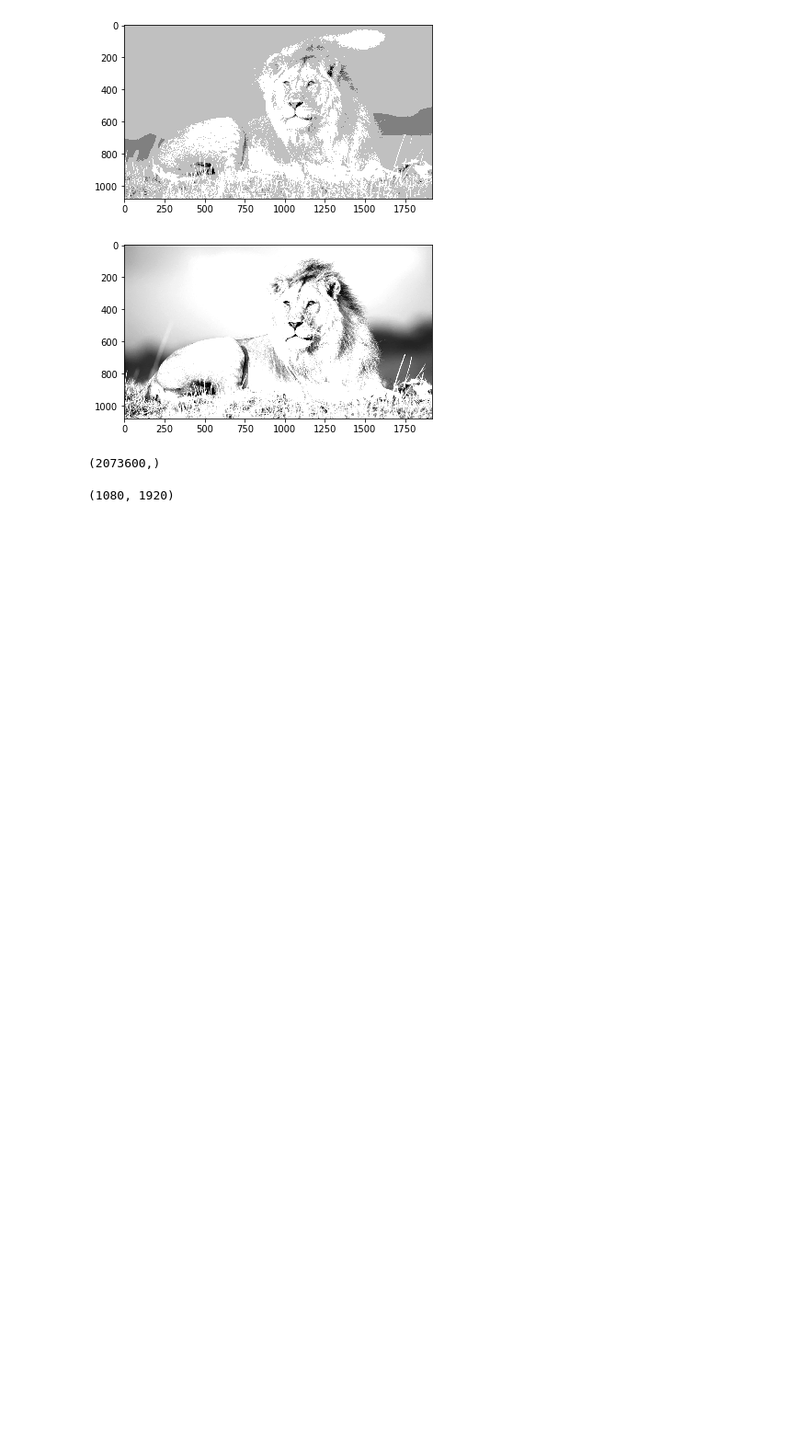
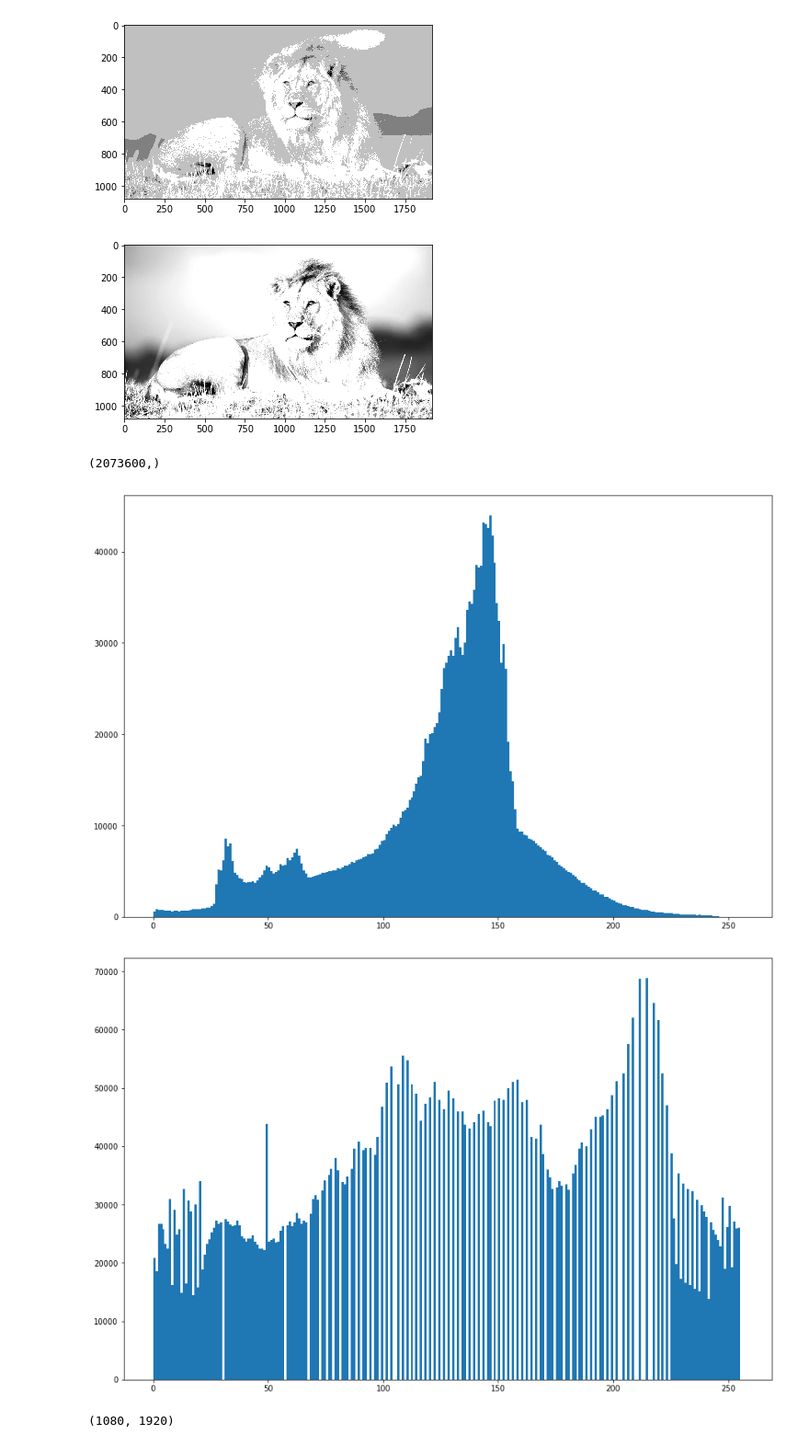
Before and after one commit to 0merjavaid/OPENCV-DIP, a Jupyter notebook: lab3/lab3.ipynb, the cells around one changed output. Shown at 92% size. Saved outputs shown, nothing was run; the diff lists cells and outputs as text; code cells hidden in the pictures; blank space fills up the shorter version.

```diff
--- a/lab3/lab3.ipynb
+++ b/lab3/lab3.ipynb
@@ -73,7 +73,7 @@ plt.hist(image.ravel(),256,[0,256])
 plt.show()
 
 def his_equi(image):
-    flat=image.flatten            #convert image to 1D
+    flat=image.flatten()           #convert image to 1D
     bins= collections.Counter(flat)  # Calculating relative histogram of image
     total=sum(bins.values())         #total number of ppixels
 
@@ -83,33 +83,35 @@ def his_equi(image):
 
     for i in range (1,len(bins)):
         cdf[i]=cdf[i-1]+cdf[i]          # PDF to CDF
 
     cdf=np.array(cdf)
     cdf=(cdf*255).astype(int)             #calculating new values
 
 
     dic ={}
     i=0
     for key in bins.keys():
         dic[key]=cdf[i]             #Assigning new values  to pixels
         i+=1
 
     equalized=np.zeros_like(flat)
 
     for key in bins.keys():
         equalized=np.where(flat==key,dic[key],equalized)   #getting output image equilized and flattened
 
 
     return equalized
 
 
 
 equalized=his_equi(cv2.imread("image.jpg"))       # plotting quialized image
 
 plt.hist(equalized,256,[0,256])
 plt.show()
 # %% [output]
 (2073600,)
+[figure, added]
+[figure, added]
 # %%
 #Task 4
 
```
